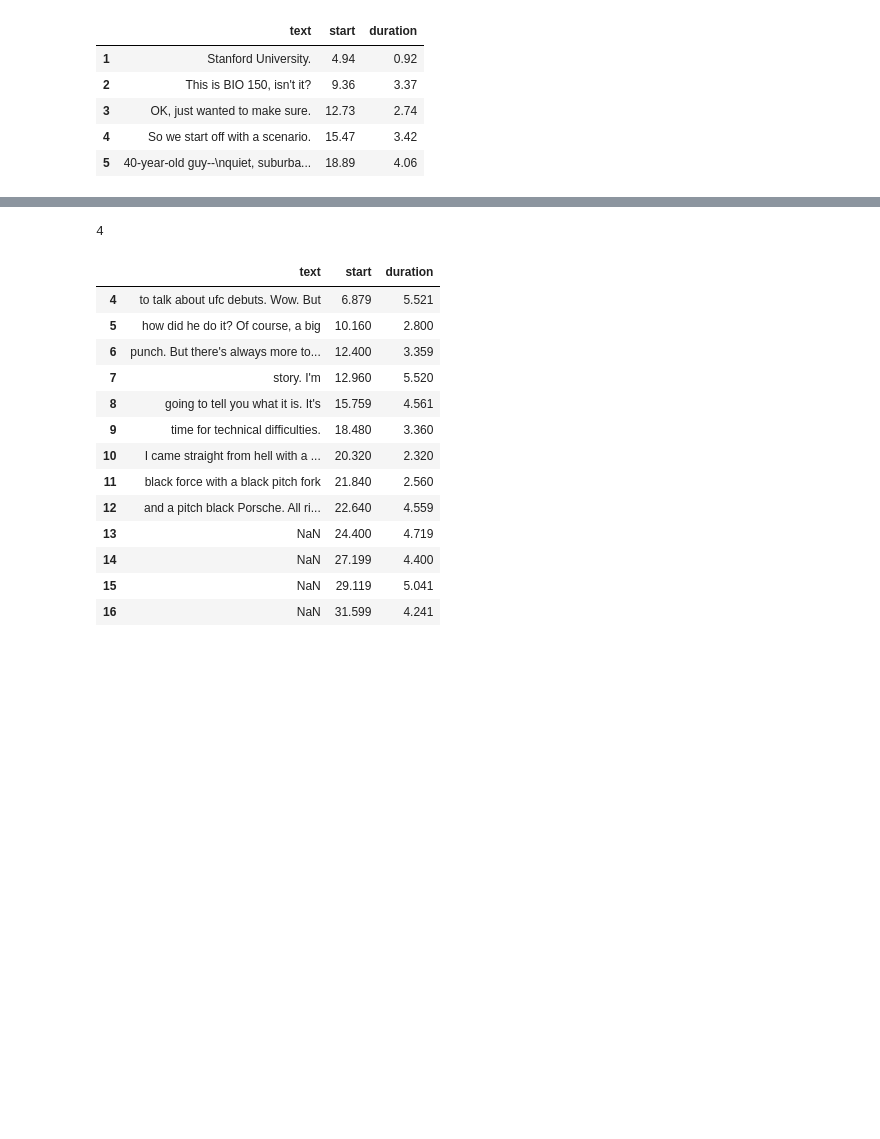
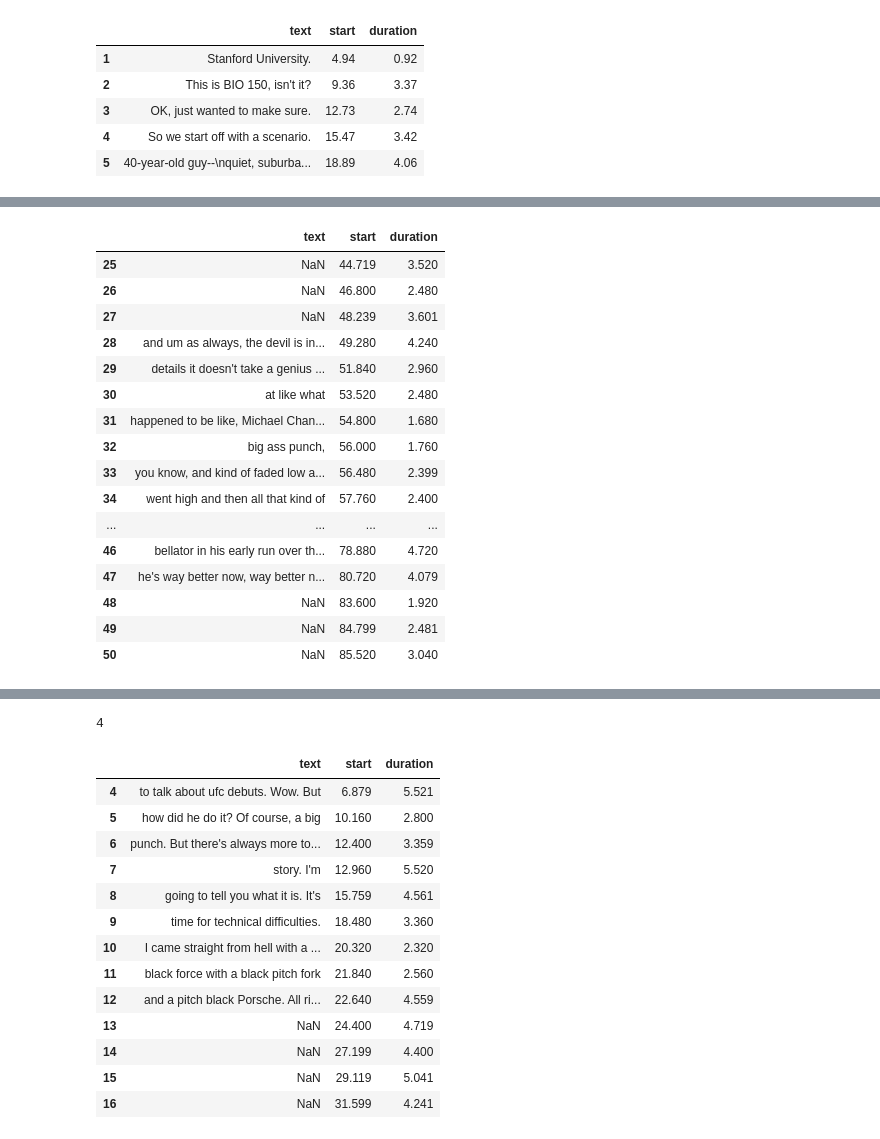
Before and after one commit to hdmamin/jabberwocky, a Jupyter notebook: notebooks/nb03-transcript-manager.ipynb, the cells around one changed output, grey strips where cells are left out. Cells and saved outputs as stored; diff of their text form; code cells hidden in the pictures; blank space fills up the shorter version.

```diff
--- a/notebooks/nb03-transcript-manager.ipynb
+++ b/notebooks/nb03-transcript-manager.ipynb
@@ -291,0 +310,20 @@ trans_gen._time_range(10, 30)
+# %%
+trans_gen._transcript.df_punct.loc[25:50]
+# %% [output]
+|  | text | start | duration |
+| 25 | NaN | 44.719 | 3.520 |
+| 26 | NaN | 46.800 | 2.480 |
+| 27 | NaN | 48.239 | 3.601 |
+| 28 | and um as always, the devil is in... | 49.280 | 4.240 |
+| 29 | details it doesn't take a genius ... | 51.840 | 2.960 |
+| 30 | at like what | 53.520 | 2.480 |
+| 31 | happened to be like, Michael Chan... | 54.800 | 1.680 |
+| 32 | big ass punch, | 56.000 | 1.760 |
+| 33 | you know, and kind of faded low a... | 56.480 | 2.399 |
+| 34 | went high and then all that kind of | 57.760 | 2.400 |
+| ... | ... | ... | ... |
+| 46 | bellator in his early run over th... | 78.880 | 4.720 |
+| 47 | he's way better now, way better n... | 80.720 | 4.079 |
+| 48 | NaN | 83.600 | 1.920 |
+| 49 | NaN | 84.799 | 2.481 |
+| 50 | NaN | 85.520 | 3.040 |
```
Also changed, not shown: parts of 18 cells of this notebook, 1 other file.
